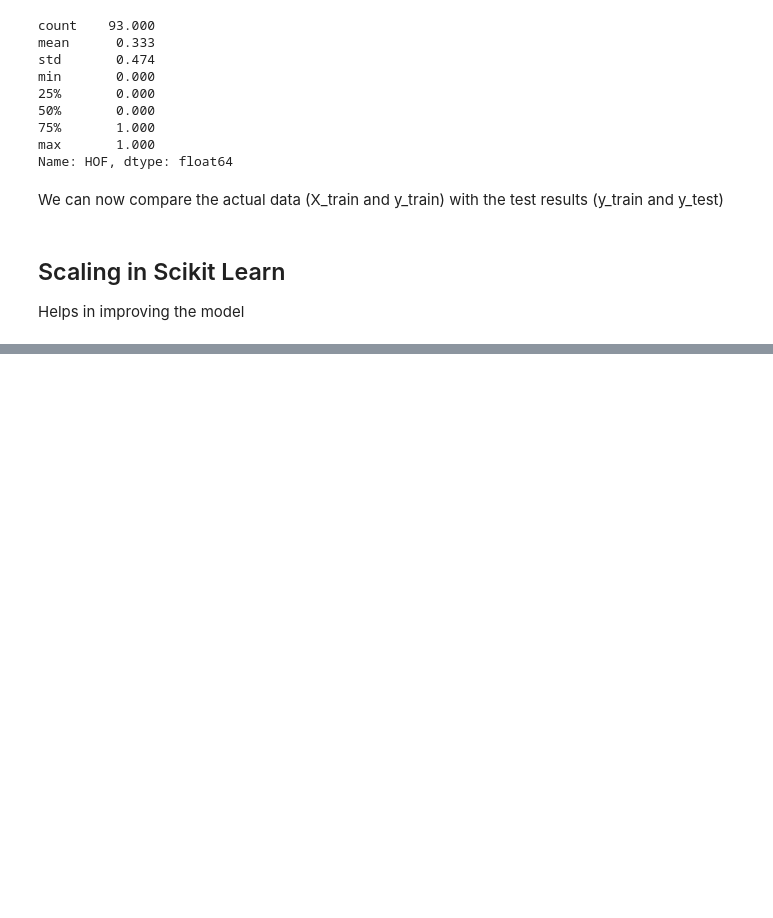
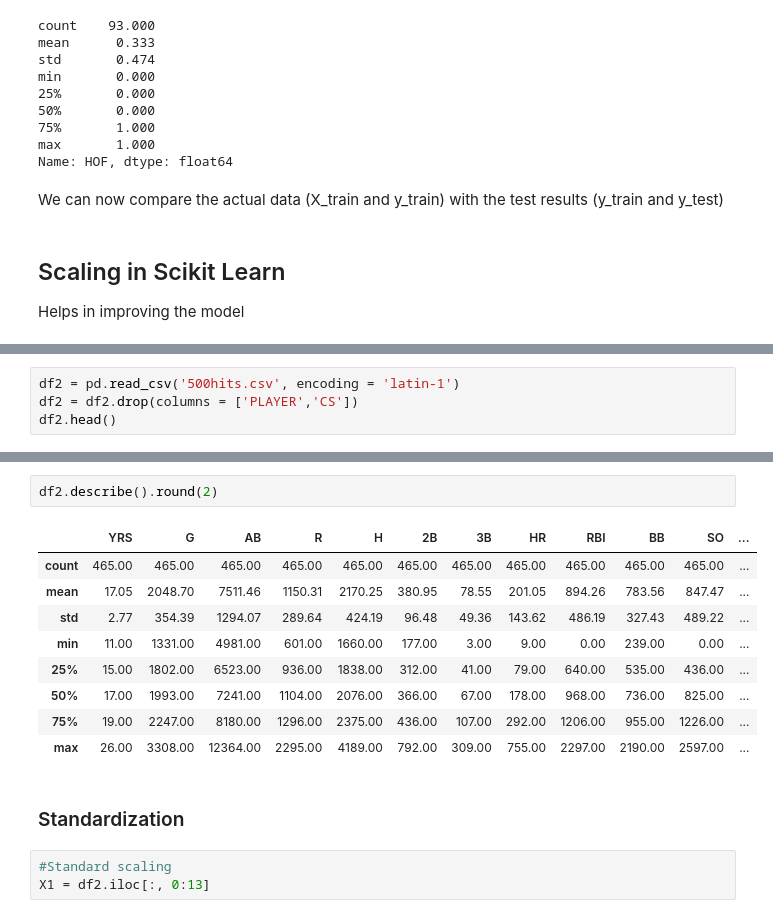
Before and after one commit to Shemnderitu/Traintestsplit, a Jupyter notebook: traintest.ipynb, the cells around one changed output, grey strips where cells are left out. Saved outputs shown, nothing was run; the diff lists cells and outputs as text; blank space fills up the shorter version.

Commit message:
Standardization using StandardScaler

```diff
--- a/traintest.ipynb
+++ b/traintest.ipynb
@@ -132,0 +133,4 @@ Standardization can have both negatives and positives
+# %%
+df2 = pd.read_csv('500hits.csv', encoding = 'latin-1')
+df2 = df2.drop(columns = ['PLAYER','CS'])
+df2.head()
@@ -132,0 +144,17 @@ Standardization can have both negatives and positives
+# %%
+df2.describe().round(2)
+# %% [output]
+|  | YRS | G | AB | R | H | 2B | 3B | HR | RBI | BB | SO | ... |
+| count | 465.00 | 465.00 | 465.00 | 465.00 | 465.00 | 465.00 | 465.00 | 465.00 | 465.00 | 465.00 | 465.00 | ... |
+| mean | 17.05 | 2048.70 | 7511.46 | 1150.31 | 2170.25 | 380.95 | 78.55 | 201.05 | 894.26 | 783.56 | 847.47 | ... |
+| std | 2.77 | 354.39 | 1294.07 | 289.64 | 424.19 | 96.48 | 49.36 | 143.62 | 486.19 | 327.43 | 489.22 | ... |
+| min | 11.00 | 1331.00 | 4981.00 | 601.00 | 1660.00 | 177.00 | 3.00 | 9.00 | 0.00 | 239.00 | 0.00 | ... |
+| 25% | 15.00 | 1802.00 | 6523.00 | 936.00 | 1838.00 | 312.00 | 41.00 | 79.00 | 640.00 | 535.00 | 436.00 | ... |
+| 50% | 17.00 | 1993.00 | 7241.00 | 1104.00 | 2076.00 | 366.00 | 67.00 | 178.00 | 968.00 | 736.00 | 825.00 | ... |
+| 75% | 19.00 | 2247.00 | 8180.00 | 1296.00 | 2375.00 | 436.00 | 107.00 | 292.00 | 1206.00 | 955.00 | 1226.00 | ... |
+| max | 26.00 | 3308.00 | 12364.00 | 2295.00 | 4189.00 | 792.00 | 309.00 | 755.00 | 2297.00 | 2190.00 | 2597.00 | ... |
+# %% [markdown]
+### Standardization
+# %%
+#Standard scaling
+X1 = df2.iloc[:, 0:13]
```
Also changed, not shown: parts of 6 cells of this notebook.
